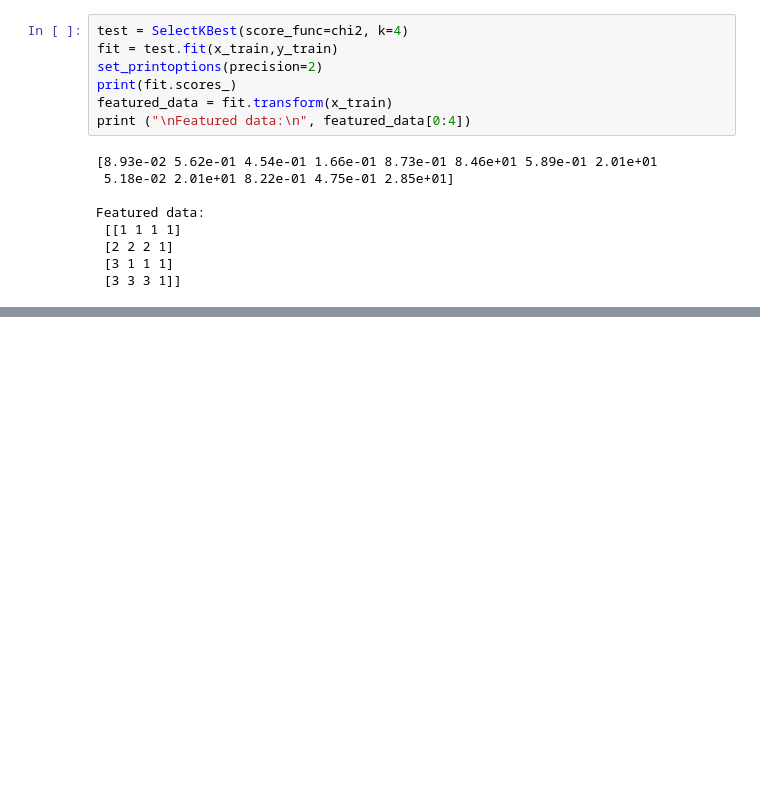
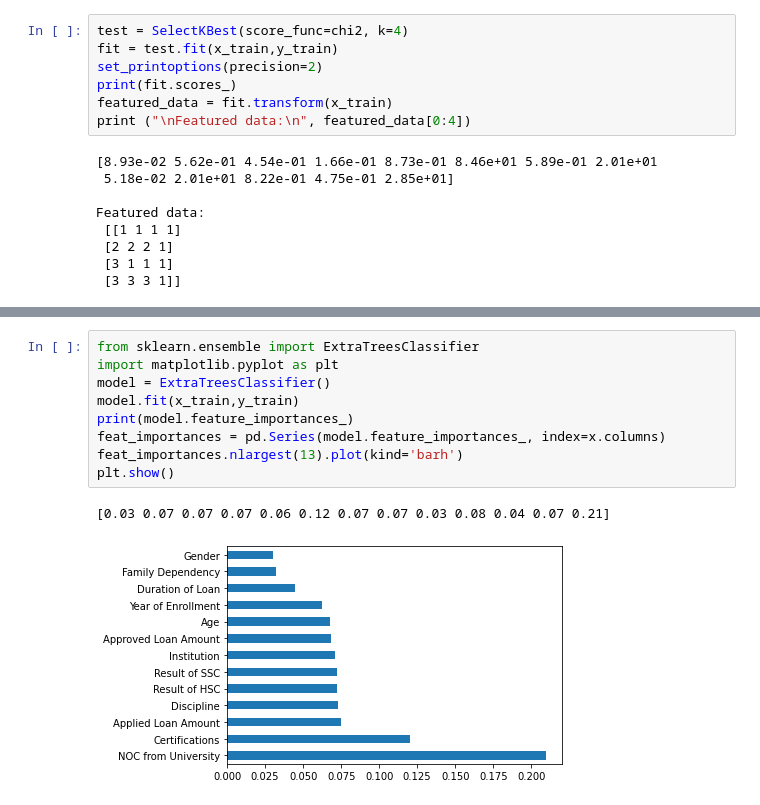
Before and after one commit to Aninditabsh/StudentLoanPrediction, a Jupyter notebook: Feature_Selection_Anindita.ipynb, the cells around one changed output, grey strips where cells are left out. Saved outputs shown, nothing was run; the diff lists cells and outputs as text; blank space fills up the shorter version.

```diff
--- a/Feature_Selection_Anindita.ipynb
+++ b/Feature_Selection_Anindita.ipynb
@@ -107,0 +114,12 @@ feat_importances.plot(kind='bar', color = "green")
+# %%
+from sklearn.ensemble import ExtraTreesClassifier
+import matplotlib.pyplot as plt
+model = ExtraTreesClassifier()
+model.fit(x_train,y_train)
+print(model.feature_importances_)
+feat_importances = pd.Series(model.feature_importances_, index=x.columns)
+feat_importances.nlargest(13).plot(kind='barh')
+plt.show()
+# %% [output]
+[0.03 0.07 0.07 0.07 0.06 0.12 0.07 0.07 0.03 0.08 0.04 0.07 0.21]
+[figure, added]
```
Also changed, not shown: parts of 4 cells of this notebook.
